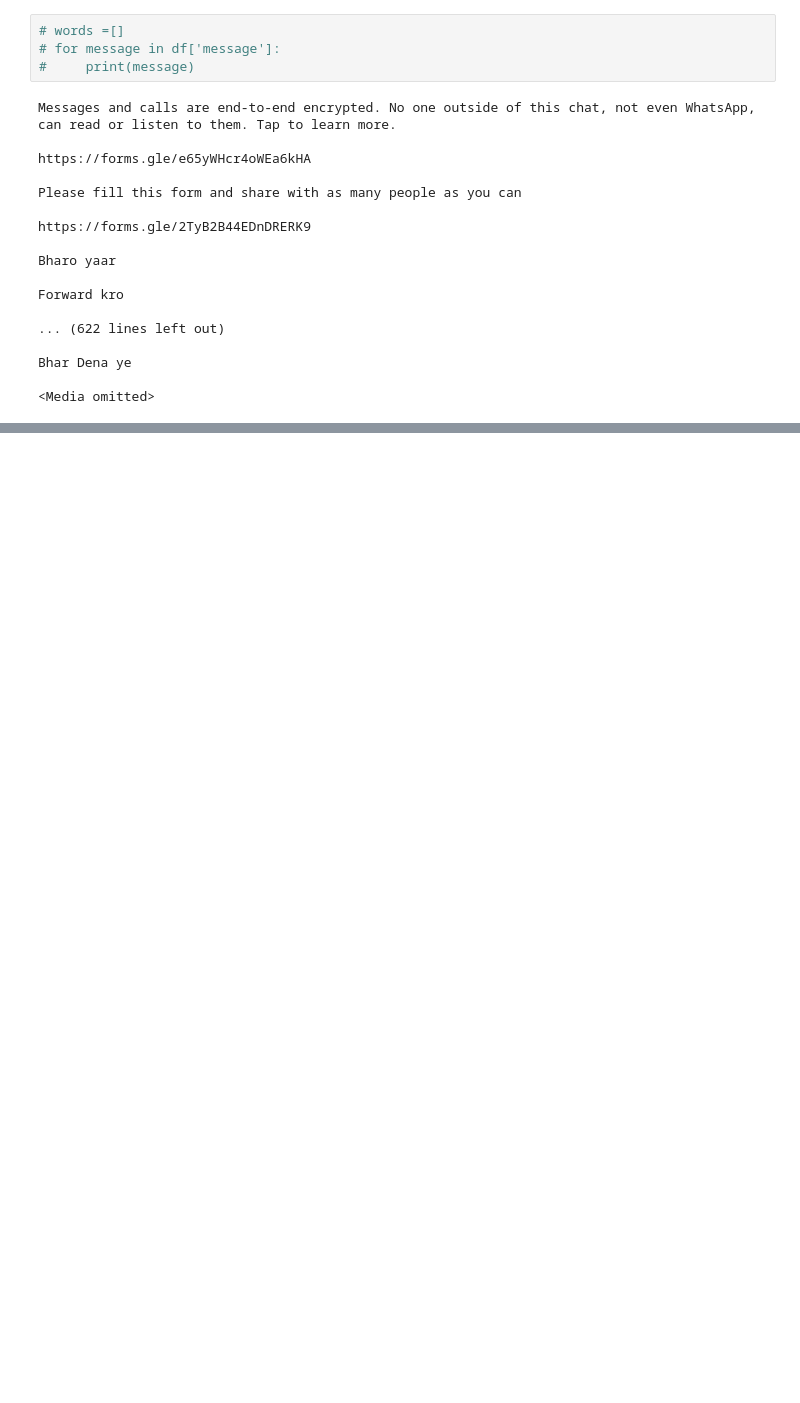
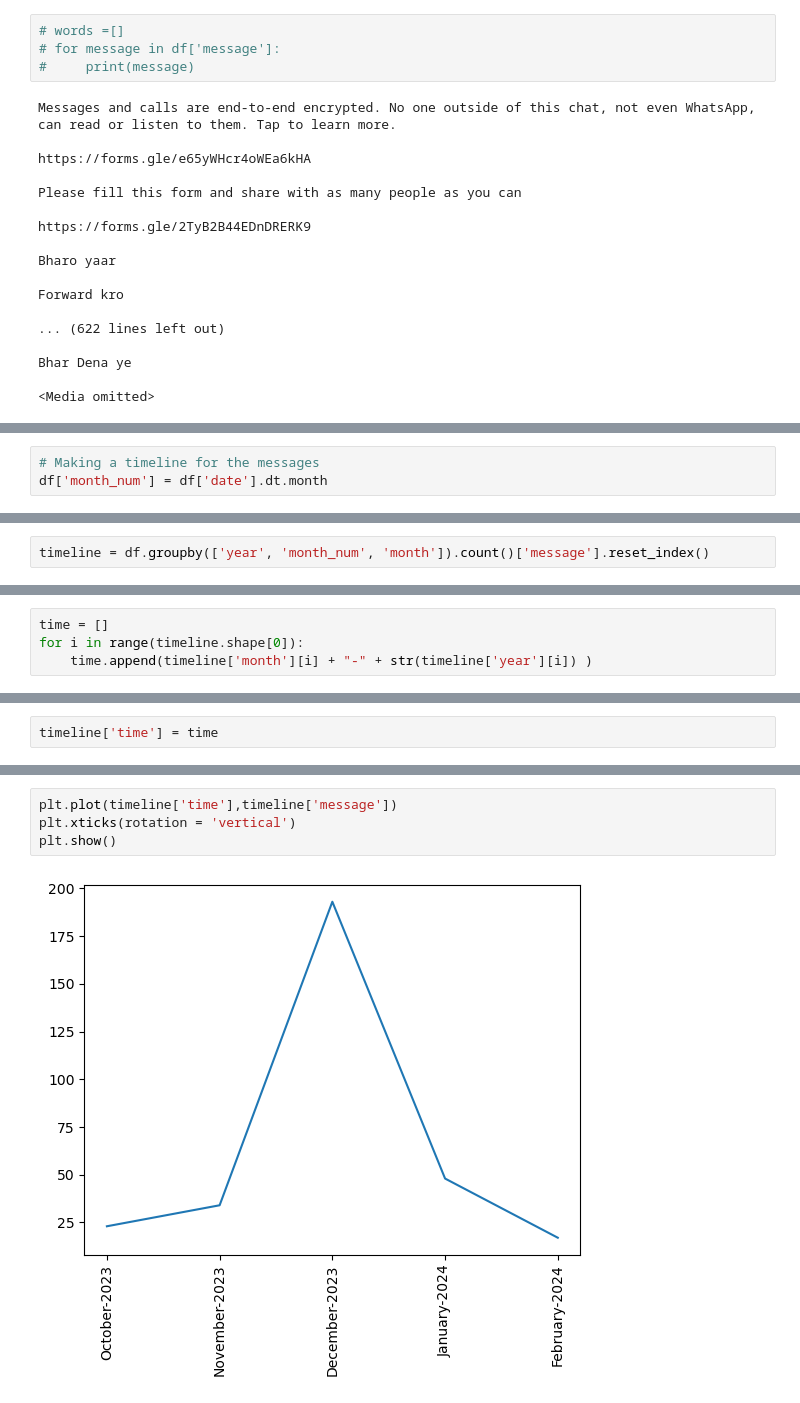
Before and after one commit to Tracer786/WhatsApp-Chat-Analyzer, a Jupyter notebook: WhatsApp Chat Analysis.ipynb, the cells around one changed output, grey strips where cells are left out. Drawn from its saved outputs; the diff is of its cells as text; blank space fills up the shorter version.

Commit message:
Monthly Timeline
Will create a plot for the monthly timeline.

```diff
--- a/WhatsApp Chat Analysis.ipynb
+++ b/WhatsApp Chat Analysis.ipynb
@@ -567,0 +568,3 @@ pd.DataFrame(Counter(emojis).most_common(len(Counter(emojis))))
+# %%
+# Making a timeline for the messages
+df['month_num'] = df['date'].dt.month
@@ -567,0 +597,2 @@ pd.DataFrame(Counter(emojis).most_common(len(Counter(emojis))))
+# %%
+timeline = df.groupby(['year', 'month_num', 'month']).count()['message'].reset_index()
@@ -567,0 +608,4 @@ pd.DataFrame(Counter(emojis).most_common(len(Counter(emojis))))
+# %%
+time = []
+for i in range(timeline.shape[0]):
+    time.append(timeline['month'][i] + "-" + str(timeline['year'][i]) )
@@ -567,0 +620,2 @@ pd.DataFrame(Counter(emojis).most_common(len(Counter(emojis))))
+# %%
+timeline['time'] = time
@@ -567,0 +631,6 @@ pd.DataFrame(Counter(emojis).most_common(len(Counter(emojis))))
+# %%
+plt.plot(timeline['time'],timeline['message'])
+plt.xticks(rotation = 'vertical')
+plt.show()
+# %% [output]
+[figure, added]
```
Also changed, not shown: parts of 45 cells of this notebook, 3 other files.
